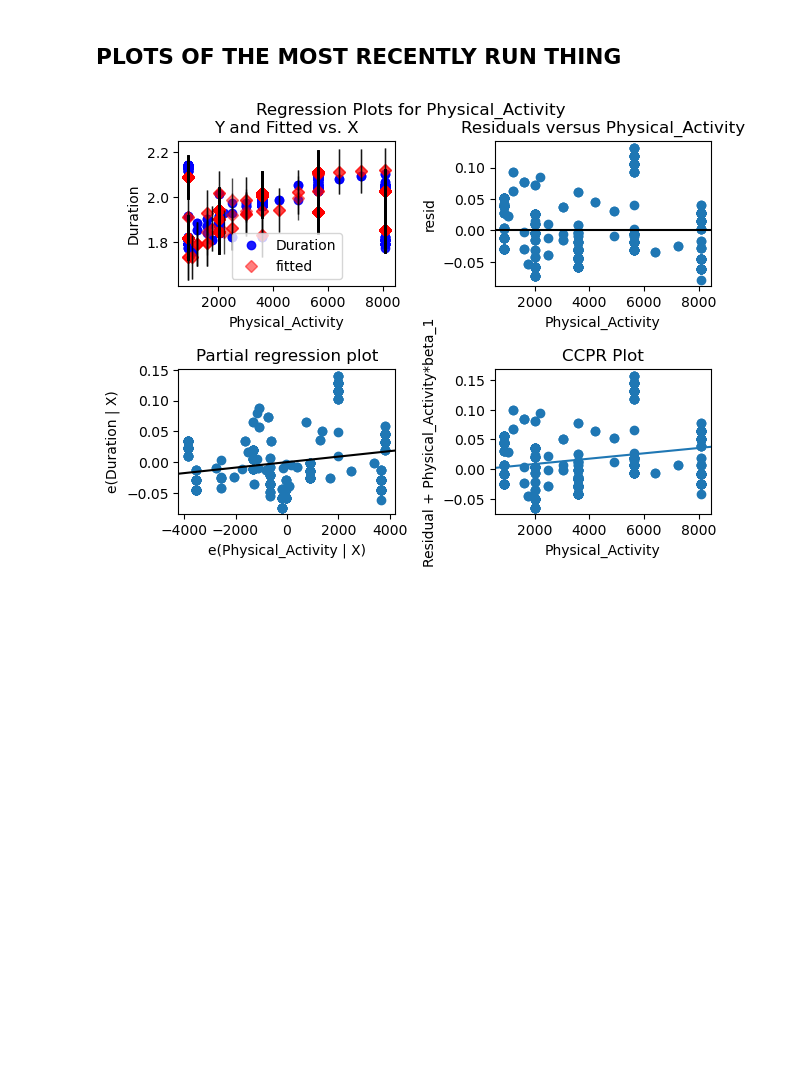
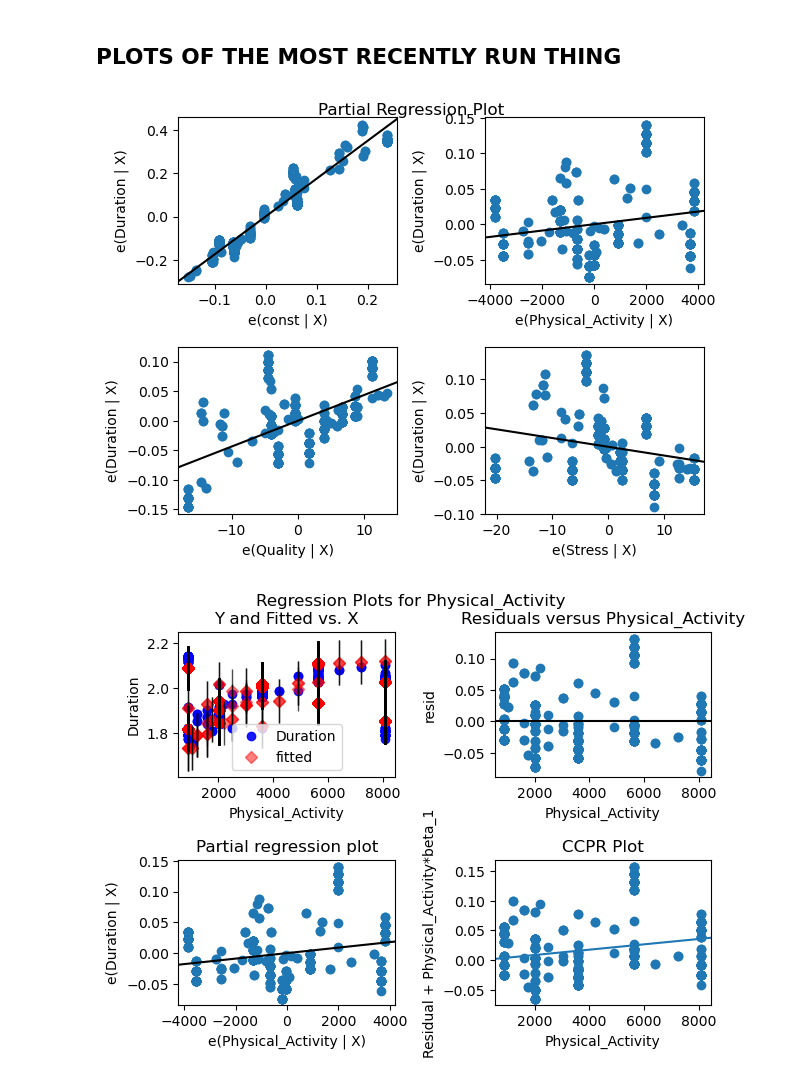
Before and after one commit to eric-y33/Math360-MAGC3, a Jupyter notebook: Transformations.ipynb, the cells around one changed output. Saved outputs shown, nothing was run; the diff lists cells and outputs as text; code cells hidden in the pictures; blank space fills up the shorter version.

```diff
--- a/Transformations.ipynb
+++ b/Transformations.ipynb
@@ -133,6 +143,11 @@ print(reg.rsquared_adj)
 0.8047269776324298
 # %% [markdown]
 ## PLOTS OF THE MOST RECENTLY RUN THING
+# %%
+sm.graphics.plot_partregress_grid(reg)
+plt.show()
+# %% [output]
+[figure, added]
 # %%
 sm.graphics.plot_regress_exog(reg,'Physical_Activity')
 plt.show()
```
Also changed, not shown: parts of 2 cells of this notebook.
